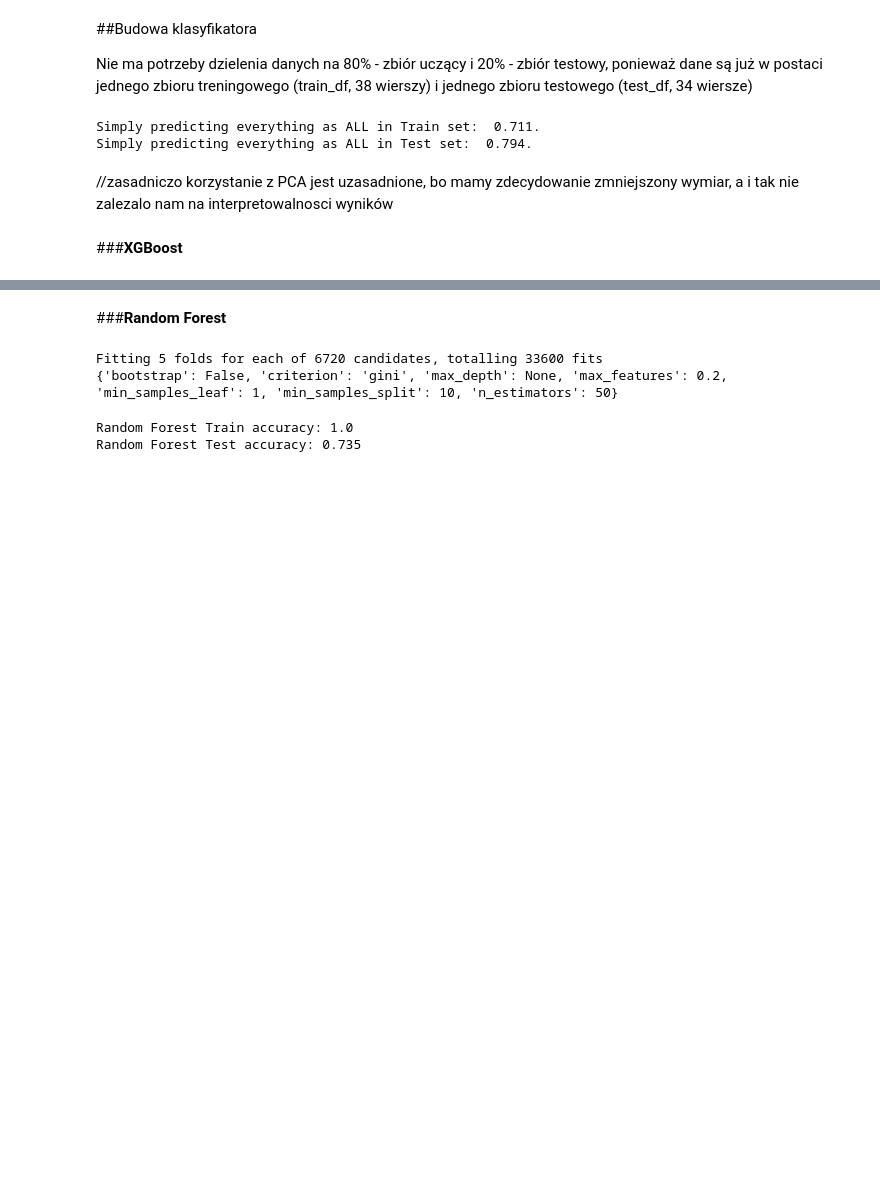
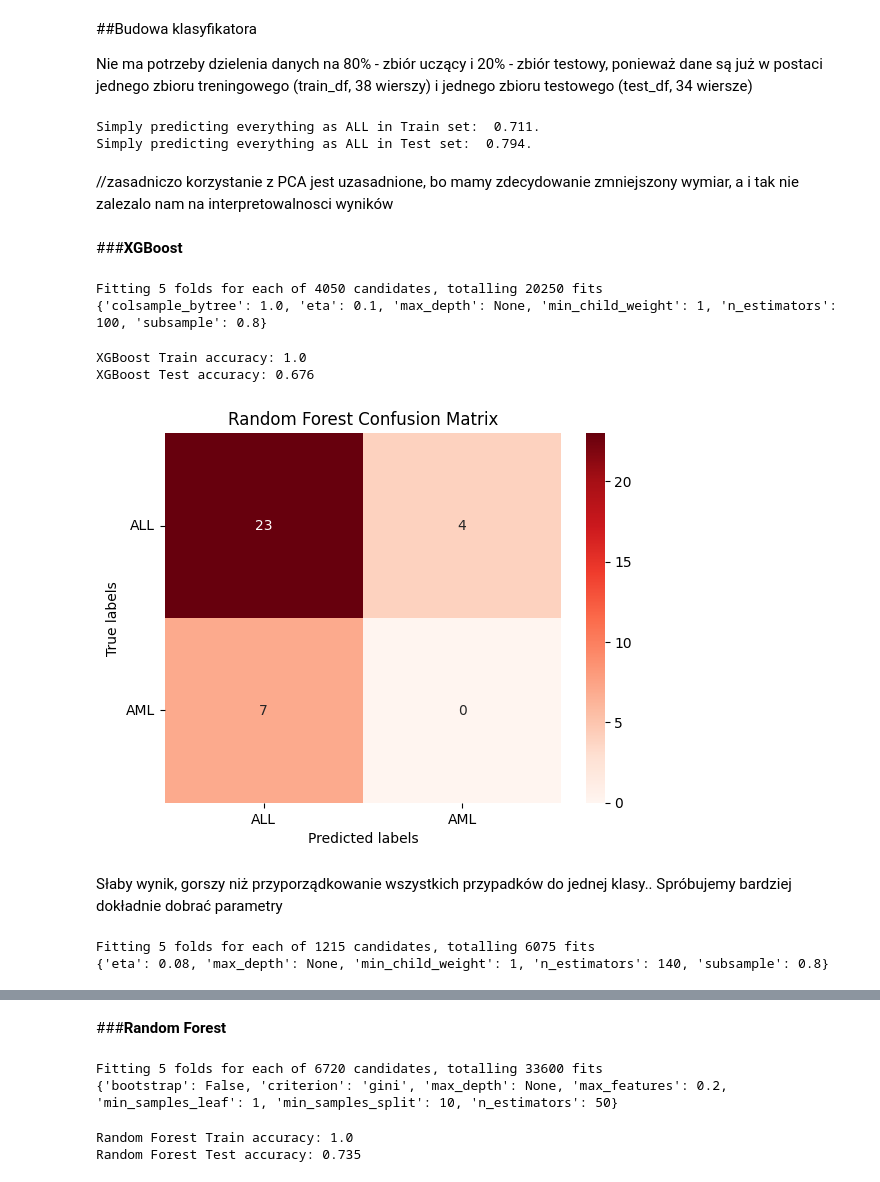
Before and after one commit to szezlong/gene-classification, a Jupyter notebook: Gene_Classification.ipynb, the cells around one changed output, grey strips where cells are left out. Drawn from its saved outputs; the diff is of its cells as text; code cells hidden in the pictures; blank space fills up the shorter version.

Commit message:
Added XGBoost

```diff
--- a/Gene_Classification.ipynb
+++ b/Gene_Classification.ipynb
@@ -370,3 +387,83 @@ Simply predicting everything as ALL in Test set:  0.794.
 //zasadniczo korzystanie z PCA jest uzasadnione, bo mamy zdecydowanie zmniejszony wymiar, a i tak nie zalezalo nam na interpretowalnosci wyników
 # %% [markdown]
 ###**XGBoost**
+# %%
+params = {
+    'eta': [0.005, 0.01, 0.05, 0.1, 0.2],
+    'max_depth': [None, 3, 4, 5, 6, 10],
+    'subsample': [0.6, 0.8, 1.0],
+    'colsample_bytree':  [0.6, 0.8, 1.0],
+    'n_estimators': [50, 100, 200],
+    'min_child_weight': [1, 4, 8, 12, 15],
+}
+
+grid_search_xgb = GridSearchCV(
+    estimator=XGBClassifier(random_state=0),
+    param_grid=params,
+    cv=5,
+    scoring='accuracy',
+    n_jobs=5,
+    verbose=1,
+)
+
+grid_search_xgb.fit(X_train, y_train)
+print(grid_search_xgb.best_params_)
+# %% [output]
+Fitting 5 folds for each of 4050 candidates, totalling 20250 fits
+{'colsample_bytree': 1.0, 'eta': 0.1, 'max_depth': None, 'min_child_weight': 1, 'n_estimators': 100, 'subsample': 0.8}
+# %%
+xgb_model_best = grid_search_xgb.best_estimator_
+
+train_pred = xgb_model_best.predict(X_train)
+print('XGBoost Train accuracy:', round(accuracy_score(y_train, train_pred), 3))
+
+test_pred = xgb_model_best.predict(X_test)
+print('XGBoost Test accuracy:', round(accuracy_score(y_test, test_pred), 3))
+# %% [output]
+XGBoost Train accuracy: 1.0
+XGBoost Test accuracy: 0.676
+# %%
+cm_rf = confusion_matrix(y_test, test_pred)
+
+plt.figure(figsize=(6, 4))
+
+ax = plt.subplot()
+sns.heatmap(cm_rf, annot=True, ax = ax, fmt='g', cmap='Reds')
+
+labels = ['ALL', 'AML']
+
+ax.set_xlabel('Predicted labels')
+ax.set_ylabel('True labels')
+ax.set_title('Random Forest Confusion Matrix')
+ax.xaxis.set_ticklabels(labels)
+ax.yaxis.set_ticklabels(labels, rotation=360);
+# %% [output]
+[figure, added]
+# %% [markdown]
+Słaby wynik, gorszy niż przyporządkowanie wszystkich przypadków do jednej klasy..
+Spróbujemy bardziej dokładnie dobrać parametry
+# %%
+#{'colsample_bytree': 1.0, 'eta': 0.1, 'max_depth': None, 'min_child_weight': 1, 'n_estimators': 100, 'subsample': 0.8}
+
+params = {
+    'eta': [0.02, 0.04, 0.06, 0.08, 0.1],
+    'max_depth': [None, 6, 12],
+    'subsample': [0.7, 0.8, 0.9],
+    'n_estimators': [60, 70, 80, 100, 110, 120, 130, 140, 150],
+    'min_child_weight': [1, 2, 3],
+}
+
+grid_search_xgb = GridSearchCV(
+    estimator=XGBClassifier(random_state=0),
+    param_grid=params,
+    cv=5,
+    scoring='accuracy',
+    n_jobs=5,
+    verbose=1,
+)
+
+grid_search_xgb.fit(X_train, y_train)
+print(grid_search_xgb.best_params_)
+# %% [output]
+Fitting 5 folds for each of 1215 candidates, totalling 6075 fits
+{'eta': 0.08, 'max_depth': None, 'min_child_weight': 1, 'n_estimators': 140, 'subsample': 0.8}
```
Also changed, not shown: parts of 21 cells of this notebook.
